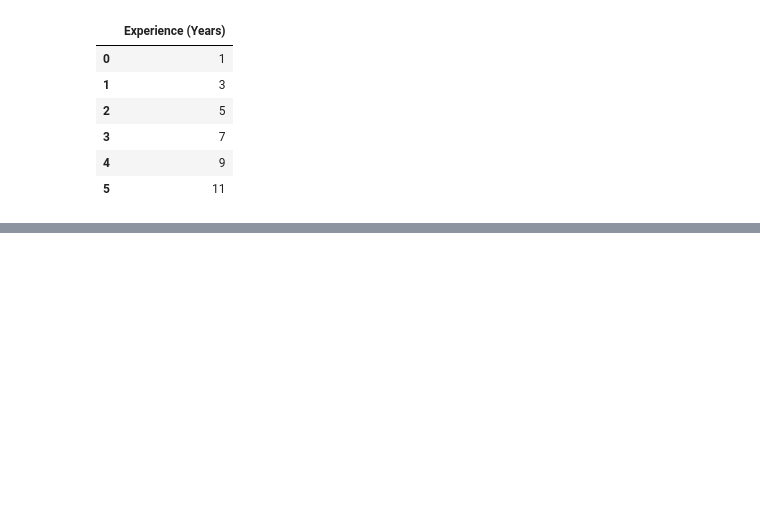
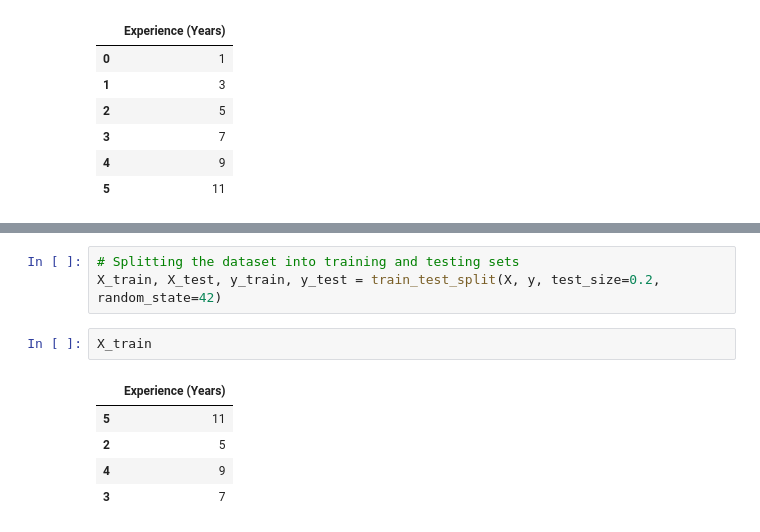
Before and after one commit to AliHasan06/Data-Science, a Jupyter notebook: my code/week 6/week 6 day 4.ipynb, the cells around one changed output, grey strips where cells are left out. Saved outputs shown, nothing was run; the diff lists cells and outputs as text; blank space fills up the shorter version.

```diff
--- a/my code/week 6/week 6 day 4.ipynb
+++ b/my code/week 6/week 6 day 4.ipynb
@@ -42 +44,12 @@ y
 Name: Salary (in $1000), dtype: int64
+# %%
+# Splitting the dataset into training and testing sets
+X_train, X_test, y_train, y_test = train_test_split(X, y, test_size=0.2, random_state=42)
+# %%
+X_train
+# %% [output]
+|  | Experience (Years) |
+| 5 | 11 |
+| 2 | 5 |
+| 4 | 9 |
+| 3 | 7 |
```
Also changed, not shown: parts of 11 cells of this notebook, 1 other file.
